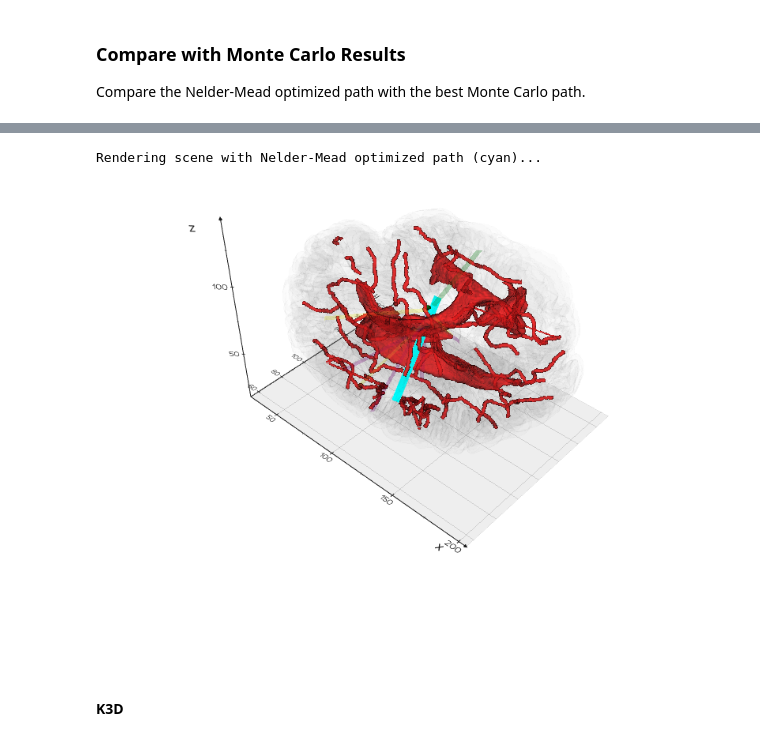
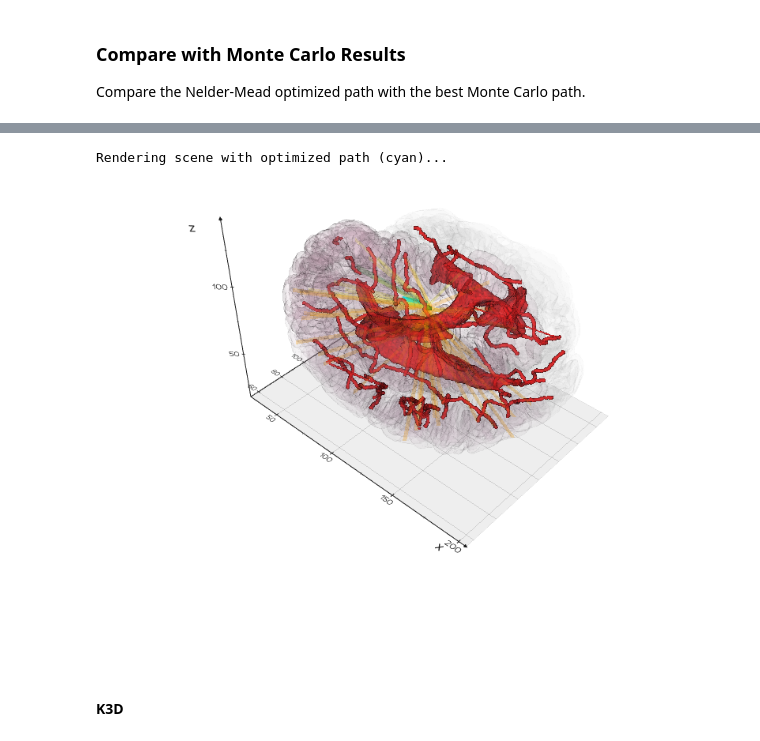
Before and after one commit to vivienxy/Optimization_Project, a Jupyter notebook: linear_opt.ipynb, the cells around one changed output, grey strips where cells are left out. Saved outputs shown, nothing was run; the diff lists cells and outputs as text; code cells hidden in the pictures.

Commit message:
Update linear optimization notebook

```diff
--- a/linear_opt.ipynb
+++ b/linear_opt.ipynb
@@ -159,10 +252,10 @@ Chooses a **random location** from the viable brain surface region and the STN o
 
 For each plot, the distance from obstacles is saved. The "best" path is determined using the highest distance to obstacles.
 # %%
-# Configuration for path generation
+# Configuration for Monte Carlo path generation
 max_attempts = 1000
-min_attempts = 10
-successful_attempts = []  # Store (start_point, end_point, distance) tuples
+min_attempts = 100
+successful_attempts = []  # Store (hemisphere, start_point, end_point, obstacle_distance, path_length) tuples
 failed_lines = []
 
 # Line width configuration (for visualization)
@@ -399,7 +445,7 @@ def weighted_sum_objective(x):
 
 Sample a few random paths to estimate typical ranges for obstacle distance and path length.
 # %%
-estimation_samples = 20
+ESTIMATION_SAMPLES = 100
 # %%
 # Sample random paths to estimate normalization constants
 print("Estimating normalization constants from random samples...")
@@ -450,0 +533,10 @@ Estimated max path length: 84.37
+# %%
+## OPTION 2: Select best Monte Carlo path as starting point (if available)
+if successful_attempts:
+    best_hemi, best_start, best_end, best_obstacle_dist, best_path_len = successful_attempts[0]
+    print("\nUsing best Monte Carlo path as initial point for optimization...")
+    x0 = np.concatenate([best_start, best_end])
+    nm_hemisphere = best_hemi
+    selected_hemisphere = best_hemi
+else:
+    print("\nNo Monte Carlo successful paths available; retaining previous x0 and hemisphere.")
@@ -618,28 +693,49 @@ Display the optimized path (cyan) alongside the Monte Carlo results.
 # %%
-# Prepare actors for visualization with Nelder-Mead result
-actors_nm = []
-actors_nm.extend(brain_mask_structures)
-if merged_obstacles:
-    actors_nm.append(merged_obstacles)
-if merged_stn:
-    actors_nm.append(merged_stn)
+actors = []
+if merged_full_brain: actors.append(merged_full_brain)
 
-# Add Monte Carlo results (faded)
-actors_nm.extend(failed_lines)
-actors_nm.extend(suboptimal_lines)
+if selected_hemisphere == 'left':
+    if merged_left_entry_zone:
+        actors.append(merged_left_entry_zone.clone().alpha(0.08))
+    if merged_right_entry_zone:
+        actors.append(merged_right_entry_zone.clone().alpha(0.02))
+    if merged_left_stn:
+        actors.append(merged_left_stn.clone().alpha(0.9))
+    if merged_right_stn:
+        actors.append(merged_right_stn.clone().alpha(0.3))
+elif selected_hemisphere == 'right':
+    if merged_left_entry_zone:
+        actors.append(merged_left_entry_zone.clone().alpha(0.02))
+    if merged_right_entry_zone:
+        actors.append(merged_right_entry_zone.clone().alpha(0.08))
+    if merged_left_stn:
+        actors.append(merged_left_stn.clone().alpha(0.3))
+    if merged_right_stn:
+        actors.append(merged_right_stn.clone().alpha(0.9))
+else:
+    if merged_left_entry_zone: actors.append(merged_left_entry_zone)
+    if merged_right_entry_zone: actors.append(merged_right_entry_zone)
+    if merged_left_stn: actors.append(merged_left_stn)
+    if merged_right_stn: actors.append(merged_right_stn)
+
+if merged_obstacles: actors.append(merged_obstacles)
+
+actors.extend(failed_lines)
+actors.extend(suboptimal_lines)
 if best_path:
-    # Make Monte Carlo best path more transparent
     mc_best_faded = best_path.clone().alpha(0.3)
-    actors_nm.append(mc_best_faded)
+    actors.append(mc_best_faded)
 
-# Add Nelder-Mead optimal path (bright cyan, on top)
-actors_nm.append(nm_optimal_line)
+try:
+    actors.append(nm_optimal_line)
+except:
+    print("Nelder-Mead optimized path not found.")
 
-print(f"Rendering scene with Nelder-Mead optimized path (cyan)...")
-show(actors_nm, axes=1, viewup="z",
-     title=f"Weighted Sum + Nelder-Mead Optimization (w_obs={w_obstacle_norm:.2f}, w_len={w_path_length_norm:.2f})")
+print(f"Rendering scene with optimized path (cyan)...")
+show(actors, axes=1, viewup="z",
+     title=f"Optimized Path (w_obs={w_obstacle_norm:.2f}, w_len={w_path_length_norm:.2f})")
 # %% [output]
-Rendering scene with Nelder-Mead optimized path (cyan)...
+Rendering scene with optimized path (cyan)...
-[figure, old version]
+[figure, new version]
 # %% [markdown]
 #### K3D
```
Also changed, not shown: parts of 36 cells of this notebook.
